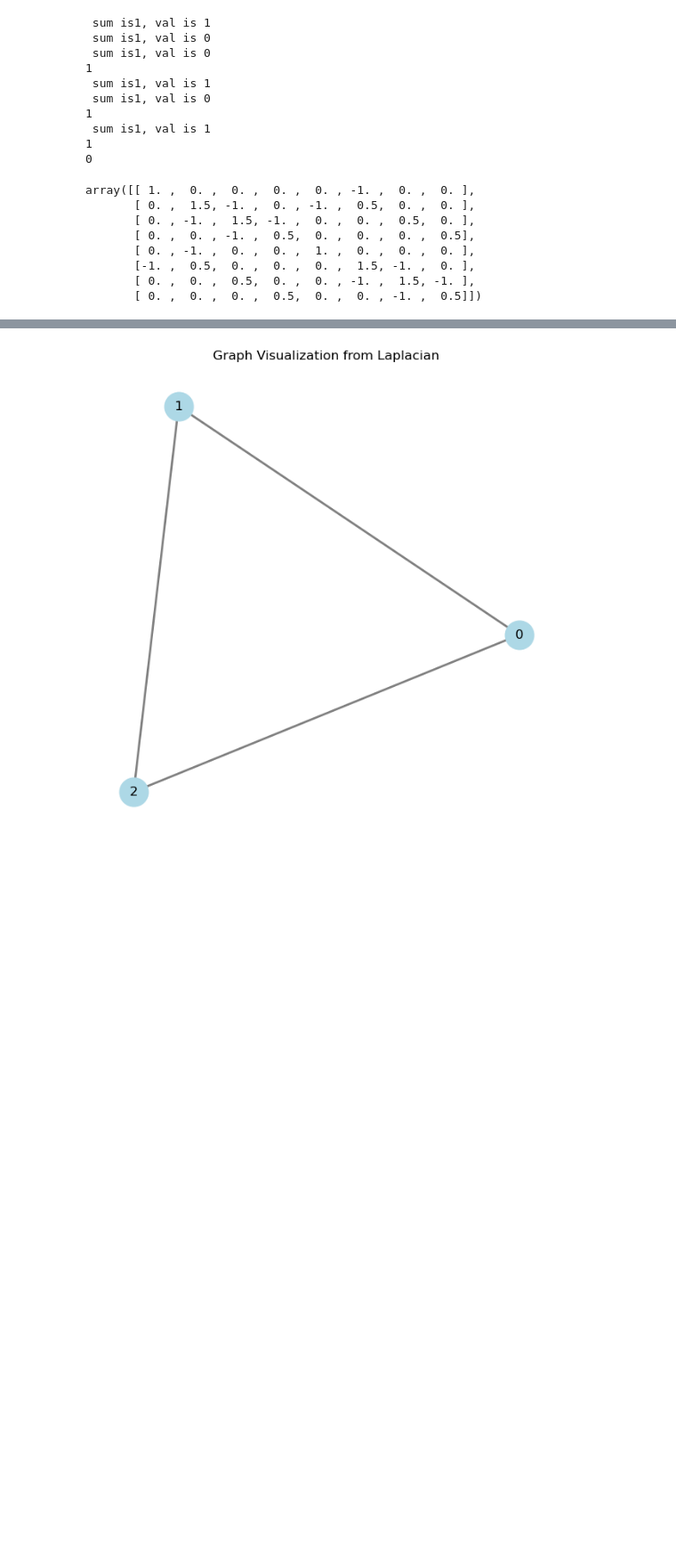
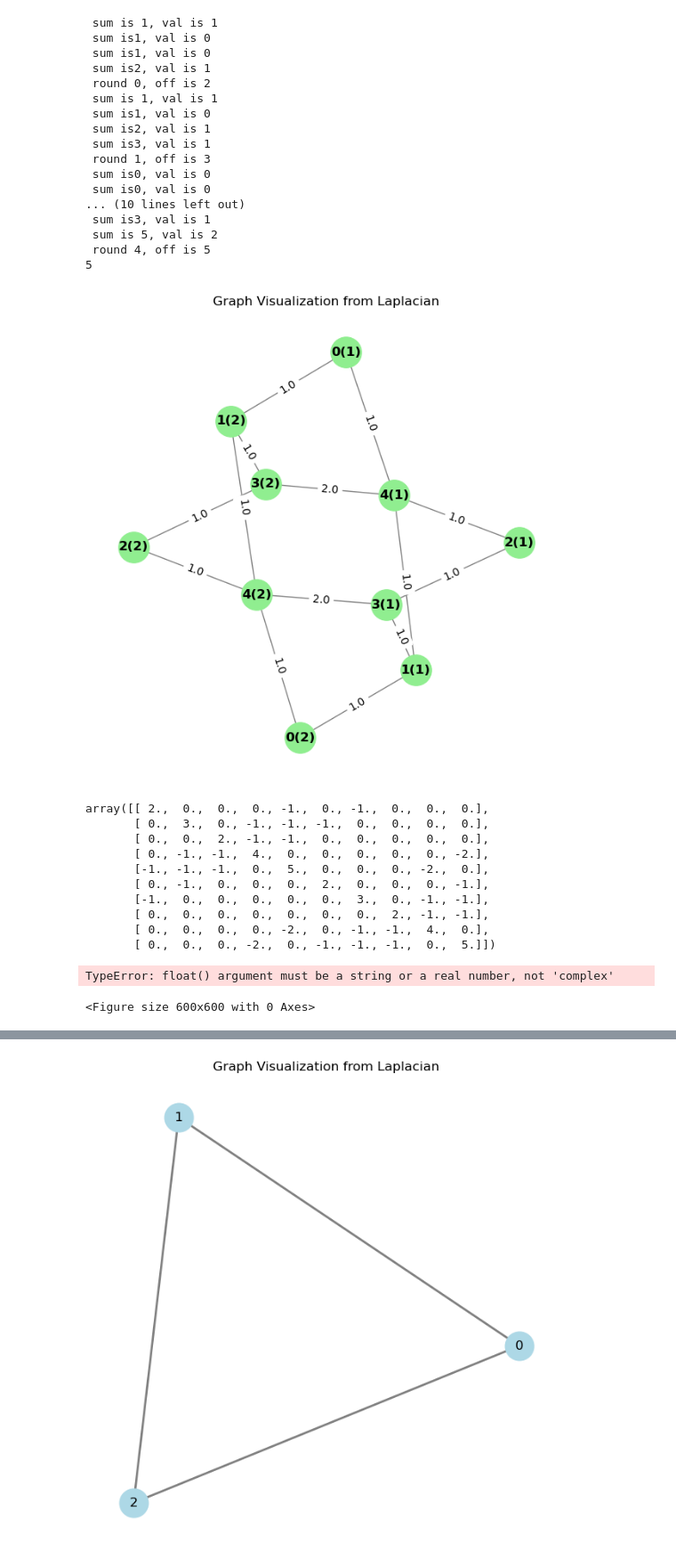
Before and after one commit to alex-anw/MA_new, a Jupyter notebook: MA_python.ipynb, the cells around one changed output, grey strips where cells are left out. Shown: that part at 89% size. Cells and saved outputs as stored; diff of their text form; code cells hidden in the pictures; blank space fills up the shorter version.

```diff
--- a/MA_python.ipynb
+++ b/MA_python.ipynb
@@ -32,7 +32,9 @@ def gremban_lift(L):
         # Loop through the upper triangle (excluding diagonal)
         # Julia: for j in i+1:n
         Off_set_diag= 0
-        for j in range(i + 1, n):
+        for j in range(n):
+            if j==i:
+                continue
             val = L[i, j]
 
             if val > 0:
@@ -43,7 +45,7 @@ def gremban_lift(L):
                 M[n + i, j] = -val
                 M[n + j, i] = -val
                 Off_set_diag += val
-                print(f" sum is{Off_set_diag}, val is {val}")
+                #print(f" sum is {Off_set_diag}, val is {val}")
             else:
                 # "Good" edges (negative off-diagonals) stay in the diagonal blocks
                 M[i, j] = val
@@ -52,10 +54,10 @@ def gremban_lift(L):
                 M[j + n, i + n] = val
                 Off_set_diag += -val
                 print(f" sum is{Off_set_diag}, val is {-val}")
-        print(f" round {i}, off is {Off_set_diag}")
+        #print(f" round {i}, off is {Off_set_diag}")
         diff = L[i,i]-Off_set_diag
         M[i,i] = Off_set_diag+ diff/2
         M[i + n, i + n] = M[i, i]
-        M[i,i+n] =    diff/2
-        M[i+n,i] = diff/2
+        M[i,i+n] =    -diff/2
+        M[i+n,i] = -diff/2
     return M
@@ -62,27 +116,50 @@ def gremban_lift(L):
 # %%
 test_SDD = [
-    [ 1, 1,  0,  0],
-    [1,  2, -1,  0],
-    [ 0, -1,  2, -1],
-    [ 0,  0, -1,  1]
+    [ 2, 1,  0, 0,  -1],
+    [1,  3, 0, -1,  -1],
+    [ 0, 0, 2,  -1, -1],
+    [ 0,  -1, -1, 4, 2],
+    [ -1,  -1, -1, 2, 5],
 ]
-gremban_lift(test_SDD)
+lift_test= gremban_lift(test_SDD)
+draw_graph_from_laplacian(lift_test,True)
+lift_test
 # %% [output]
- sum is1, val is 1
+ sum is 1, val is 1
  sum is1, val is 0
  sum is1, val is 0
-1
- sum is1, val is 1
+ sum is2, val is 1
+ round 0, off is 2
+ sum is 1, val is 1
  sum is1, val is 0
-1
- sum is1, val is 1
-1
-0
+ sum is2, val is 1
+ sum is3, val is 1
+ round 1, off is 3
+ sum is0, val is 0
+ sum is0, val is 0
+... (10 lines left out)
+ sum is3, val is 1
+ sum is 5, val is 2
+ round 4, off is 5
+5
+[figure, added]
-array([[ 1. ,  0. ,  0. ,  0. ,  0. , -1. ,  0. ,  0. ],
-       [ 0. ,  1.5, -1. ,  0. , -1. ,  0.5,  0. ,  0. ],
-       [ 0. , -1. ,  1.5, -1. ,  0. ,  0. ,  0.5,  0. ],
-       [ 0. ,  0. , -1. ,  0.5,  0. ,  0. ,  0. ,  0.5],
-       [ 0. , -1. ,  0. ,  0. ,  1. ,  0. ,  0. ,  0. ],
-       [-1. ,  0.5,  0. ,  0. ,  0. ,  1.5, -1. ,  0. ],
-       [ 0. ,  0. ,  0.5,  0. ,  0. , -1. ,  1.5, -1. ],
-       [ 0. ,  0. ,  0. ,  0.5,  0. ,  0. , -1. ,  0.5]])
+array([[ 2.,  0.,  0.,  0., -1.,  0., -1.,  0.,  0.,  0.],
+       [ 0.,  3.,  0., -1., -1., -1.,  0.,  0.,  0.,  0.],
+       [ 0.,  0.,  2., -1., -1.,  0.,  0.,  0.,  0.,  0.],
+       [ 0., -1., -1.,  4.,  0.,  0.,  0.,  0.,  0., -2.],
+       [-1., -1., -1.,  0.,  5.,  0.,  0.,  0., -2.,  0.],
+       [ 0., -1.,  0.,  0.,  0.,  2.,  0.,  0.,  0., -1.],
+       [-1.,  0.,  0.,  0.,  0.,  0.,  3.,  0., -1., -1.],
+       [ 0.,  0.,  0.,  0.,  0.,  0.,  0.,  2., -1., -1.],
+       [ 0.,  0.,  0.,  0., -2.,  0., -1., -1.,  4.,  0.],
+       [ 0.,  0.,  0., -2.,  0., -1., -1., -1.,  0.,  5.]])
+# %%
+test_SDD = [
+    [ 2, 1,  np.exp(1j*2*np.pi/4)],
+    [1,  2, -1],
+    [ -np.exp(1j*2*np.pi/4), -1, 2 ],
+]
+draw_graph_from_laplacian(test_SDD)
+# %% [output]
+TypeError: float() argument must be a string or a real number, not 'complex'
+<Figure size 600x600 with 0 Axes>
```
Also changed, not shown: parts of 37 cells of this notebook, 2 other files.
